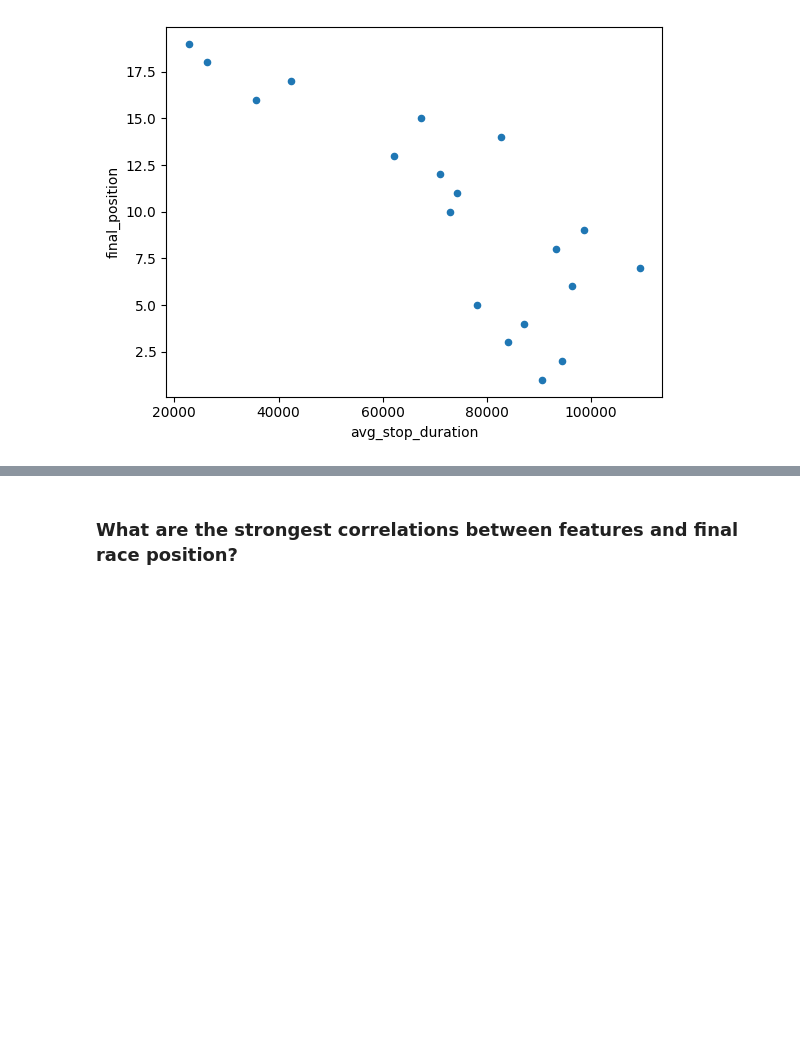
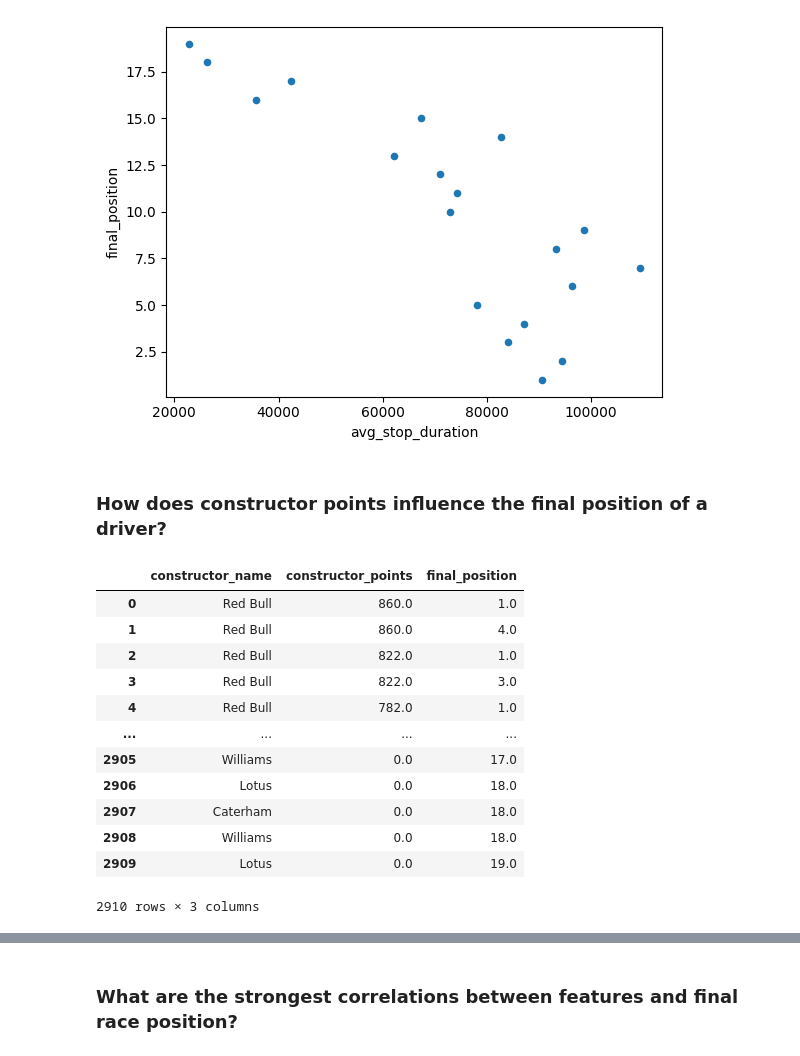
Before and after one commit to jennydang61/Driver-Performance-Prediction, a Jupyter notebook: formula1.ipynb, the cells around one changed output, grey strips where cells are left out. Cells and saved outputs as stored; diff of their text form; code cells hidden in the pictures; blank space fills up the shorter version.

```diff
--- a/formula1.ipynb
+++ b/formula1.ipynb
@@ -758,3 +763,22 @@ stop_duration_influence.plot(kind='scatter', x='avg_stop_duration', y='final_pos
 | 18 | 109302.493274 | 7.0 |
 <Axes: xlabel='avg_stop_duration', ylabel='final_position'>
 [figure]
+# %% [markdown]
+### How does constructor points influence the final position of a driver?
+# %%
+constructor_points_influence = pd.read_sql_query('SELECT constructor_name, constructor_points, final_position FROM formula_one ORDER BY constructor_points DESC, final_position ASC;',conn)
+display(constructor_points_influence)
+# %% [output]
+|  | constructor_name | constructor_points | final_position |
+| 0 | Red Bull | 860.0 | 1.0 |
+| 1 | Red Bull | 860.0 | 4.0 |
+| 2 | Red Bull | 822.0 | 1.0 |
+| 3 | Red Bull | 822.0 | 3.0 |
+| 4 | Red Bull | 782.0 | 1.0 |
+| ... | ... | ... | ... |
+| 2905 | Williams | 0.0 | 17.0 |
+| 2906 | Lotus | 0.0 | 18.0 |
+| 2907 | Caterham | 0.0 | 18.0 |
+| 2908 | Williams | 0.0 | 18.0 |
+| 2909 | Lotus | 0.0 | 19.0 |
+2910 rows × 3 columns
```
Also changed, not shown: parts of 15 cells of this notebook, 1 other file.
